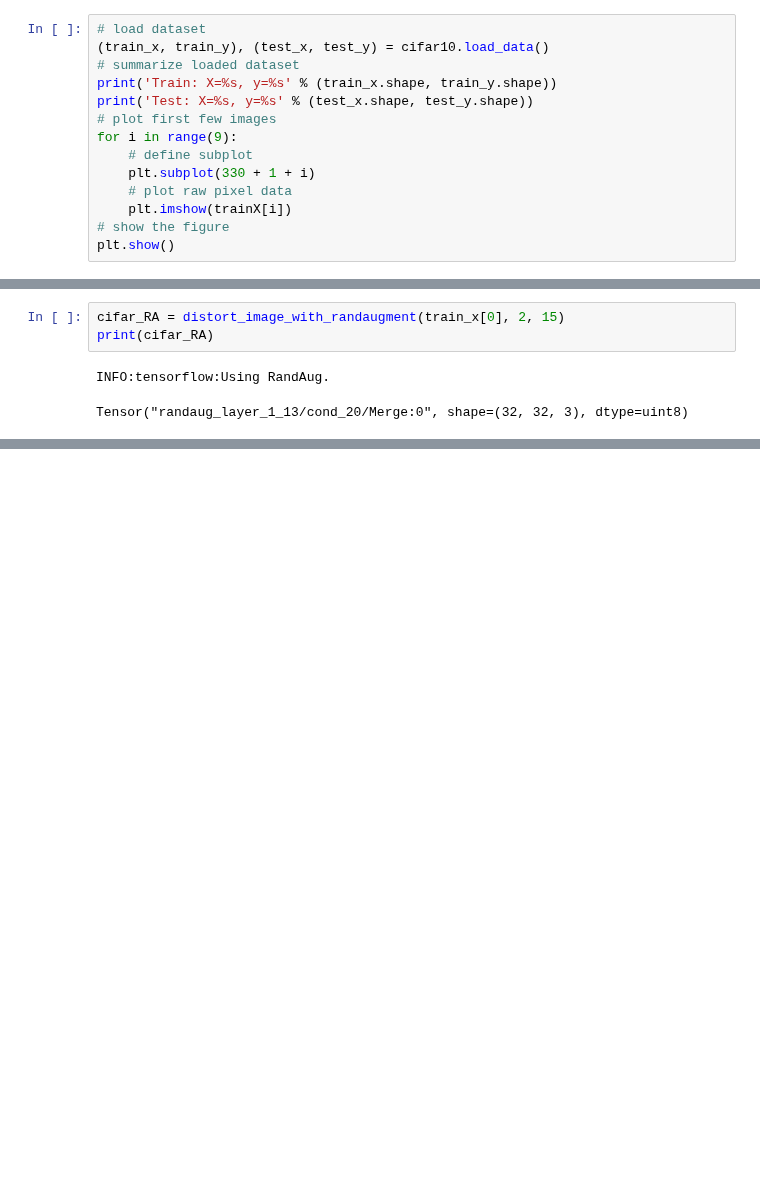
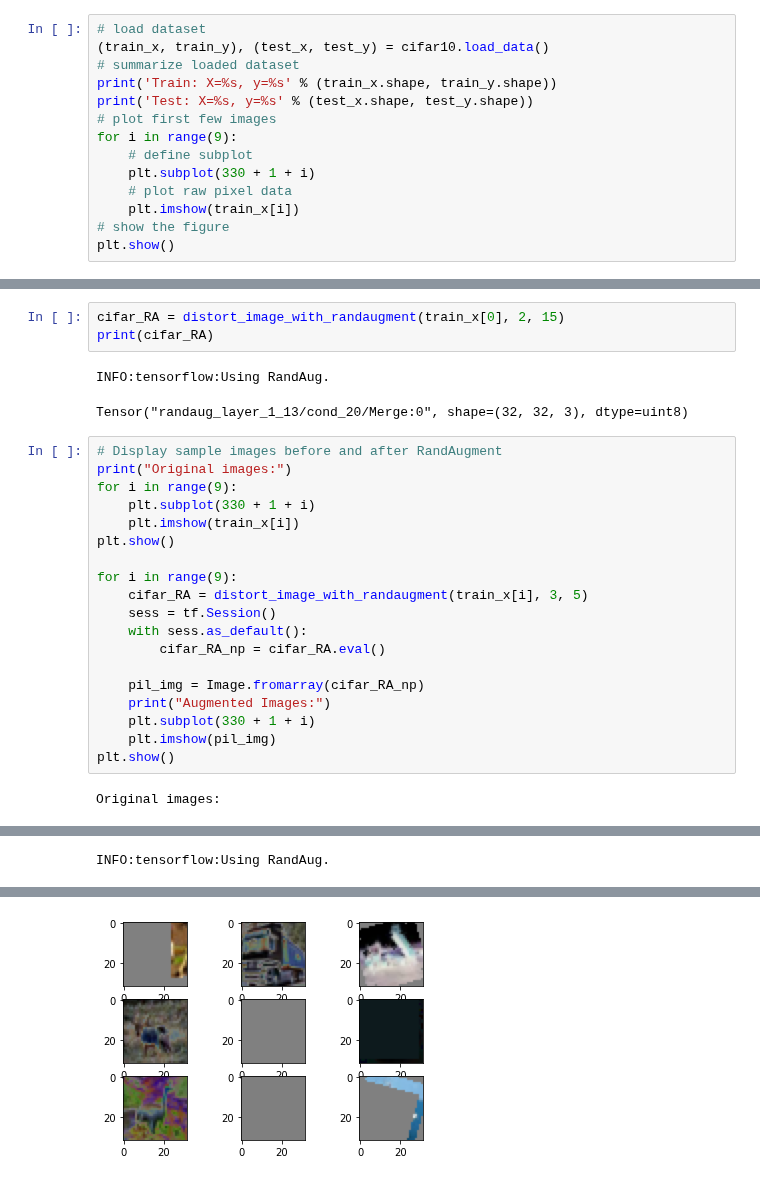
Before and after one commit to danzisar/w210-capstone, a Jupyter notebook: aws-notebooks/RandAugment.ipynb, the cells around one changed output, grey strips where cells are left out. Cells and saved outputs as stored; diff of their text form; blank space fills up the shorter version.

Commit message:
Updated RandAugment notebook

```diff
--- a/aws-notebooks/RandAugment.ipynb
+++ b/aws-notebooks/RandAugment.ipynb
@@ -13,7 +17,7 @@ for i in range(9):
 	# define subplot
 	plt.subplot(330 + 1 + i)
 	# plot raw pixel data
-	plt.imshow(trainX[i])
+	plt.imshow(train_x[i])
 # show the figure
 plt.show()
 # %% [output]
@@ -801,3 +813,24 @@ print(cifar_RA)
 # %% [output]
 INFO:tensorflow:Using RandAug.
 Tensor("randaug_layer_1_13/cond_20/Merge:0", shape=(32, 32, 3), dtype=uint8)
+# %%
+# Display sample images before and after RandAugment
+print("Original images:")
+for i in range(9):
+    plt.subplot(330 + 1 + i)
+    plt.imshow(train_x[i])
+plt.show()
+
+for i in range(9):
+    cifar_RA = distort_image_with_randaugment(train_x[i], 3, 5)
+    sess = tf.Session()
+    with sess.as_default():
+        cifar_RA_np = cifar_RA.eval()
+
+    pil_img = Image.fromarray(cifar_RA_np)
+    print("Augmented Images:")
+    plt.subplot(330 + 1 + i)
+    plt.imshow(pil_img)
+plt.show()
+# %% [output]
+Original images:
@@ -803,0 +838 @@ Tensor("randaug_layer_1_13/cond_20/Merge:0", shape=(32, 32, 3), dtype=uint8)
+INFO:tensorflow:Using RandAug.
@@ -803,0 +856 @@ Tensor("randaug_layer_1_13/cond_20/Merge:0", shape=(32, 32, 3), dtype=uint8)
+[figure, added]
```
Also changed, not shown: parts of 7 cells of this notebook.
